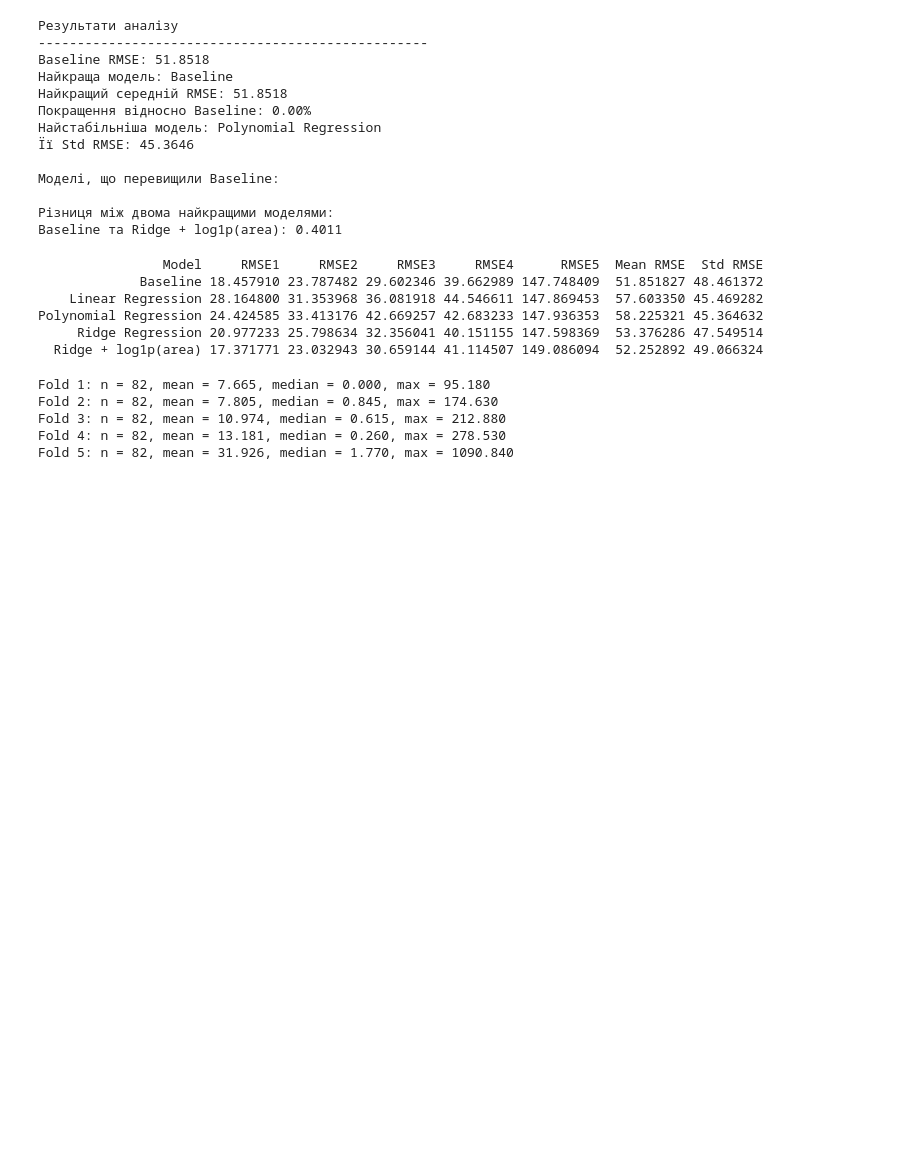
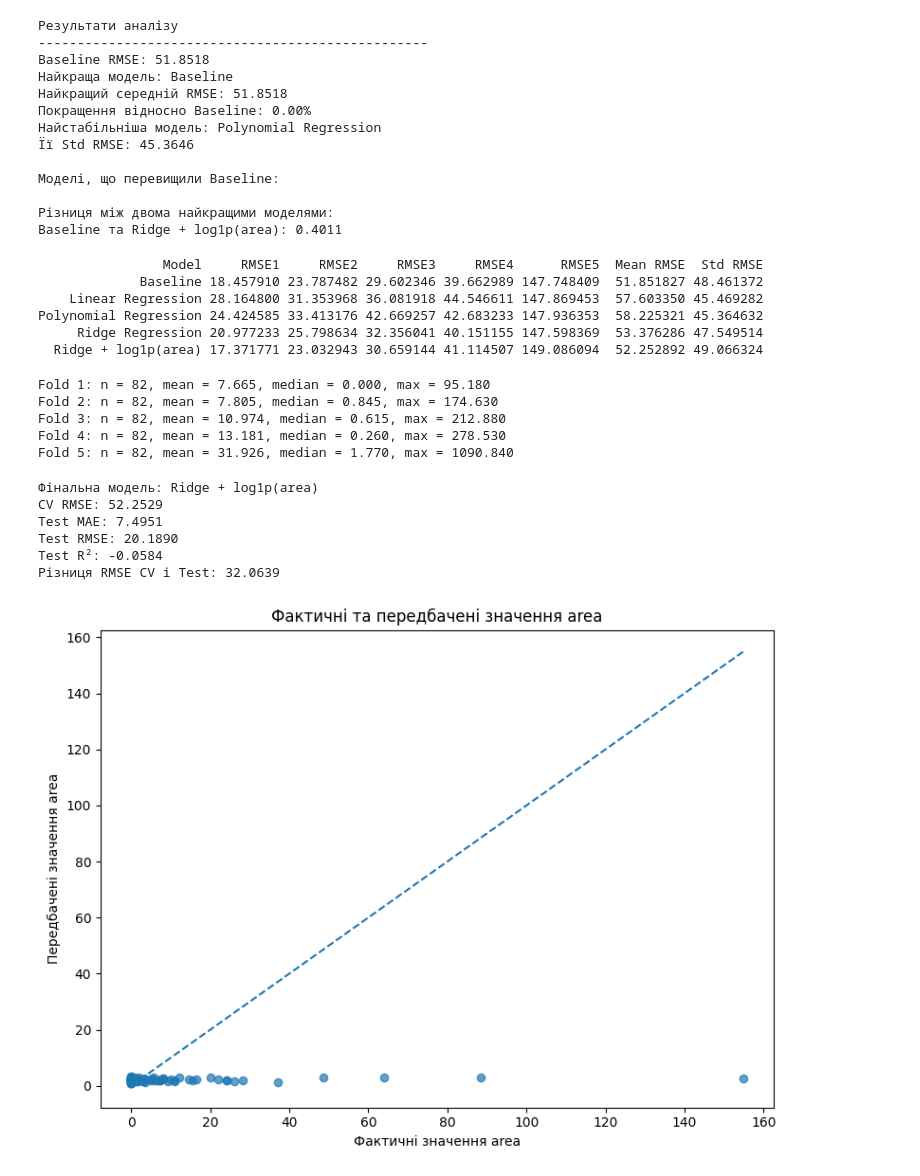
Before and after one commit to aastus/basic_machine_learning, a Jupyter notebook: PR1-2.ipynb, the cells around one changed output. Cells and saved outputs as stored; diff of their text form; code cells hidden in the pictures; blank space fills up the shorter version.

```diff
--- a/PR1-2.ipynb
+++ b/PR1-2.ipynb
@@ -708,3 +749,51 @@ Fold 2: n = 82, mean = 7.805, median = 0.845, max = 174.630
 Fold 3: n = 82, mean = 10.974, median = 0.615, max = 212.880
 Fold 4: n = 82, mean = 13.181, median = 0.260, max = 278.530
 Fold 5: n = 82, mean = 31.926, median = 1.770, max = 1090.840
+# %%
+best_model = models["Ridge + log1p(area)"]
+
+best_model.fit(X_train, y_train)
+
+y_pred = best_model.predict(X_test)
+
+mae_test = mean_absolute_error(y_test, y_pred)
+rmse_test = mean_squared_error(y_test, y_pred) ** 0.5
+r2_test = r2_score(y_test, y_pred)
+
+rmse_cv = comparison.loc[
+    comparison["Model"] == "Ridge + log1p(area)",
+    "Mean RMSE"
+].iloc[0]
+
+print("Фінальна модель:", "Ridge + log1p(area)")
+print(f"CV RMSE: {rmse_cv:.4f}")
+print(f"Test MAE: {mae_test:.4f}")
+print(f"Test RMSE: {rmse_test:.4f}")
+print(f"Test R²: {r2_test:.4f}")
+print(f"Різниця RMSE CV і Test: {abs(rmse_cv - rmse_test):.4f}")
+
+plt.figure(figsize=(8, 6))
+plt.scatter(y_test, y_pred, alpha=0.7)
+
+line_min = min(y_test.min(), y_pred.min())
+line_max = max(y_test.max(), y_pred.max())
+
+plt.plot(
+    [line_min, line_max],
+    [line_min, line_max],
+    linestyle="--"
+)
+
+plt.xlabel("Фактичні значення area")
+plt.ylabel("Передбачені значення area")
+plt.title("Фактичні та передбачені значення area")
+plt.tight_layout()
+plt.show()
+# %% [output]
+Фінальна модель: Ridge + log1p(area)
+CV RMSE: 52.2529
+Test MAE: 7.4951
+Test RMSE: 20.1890
+Test R²: -0.0584
+Різниця RMSE CV і Test: 32.0639
+[figure, added]
```
Also changed, not shown: parts of 3 cells of this notebook, 2 other files.
